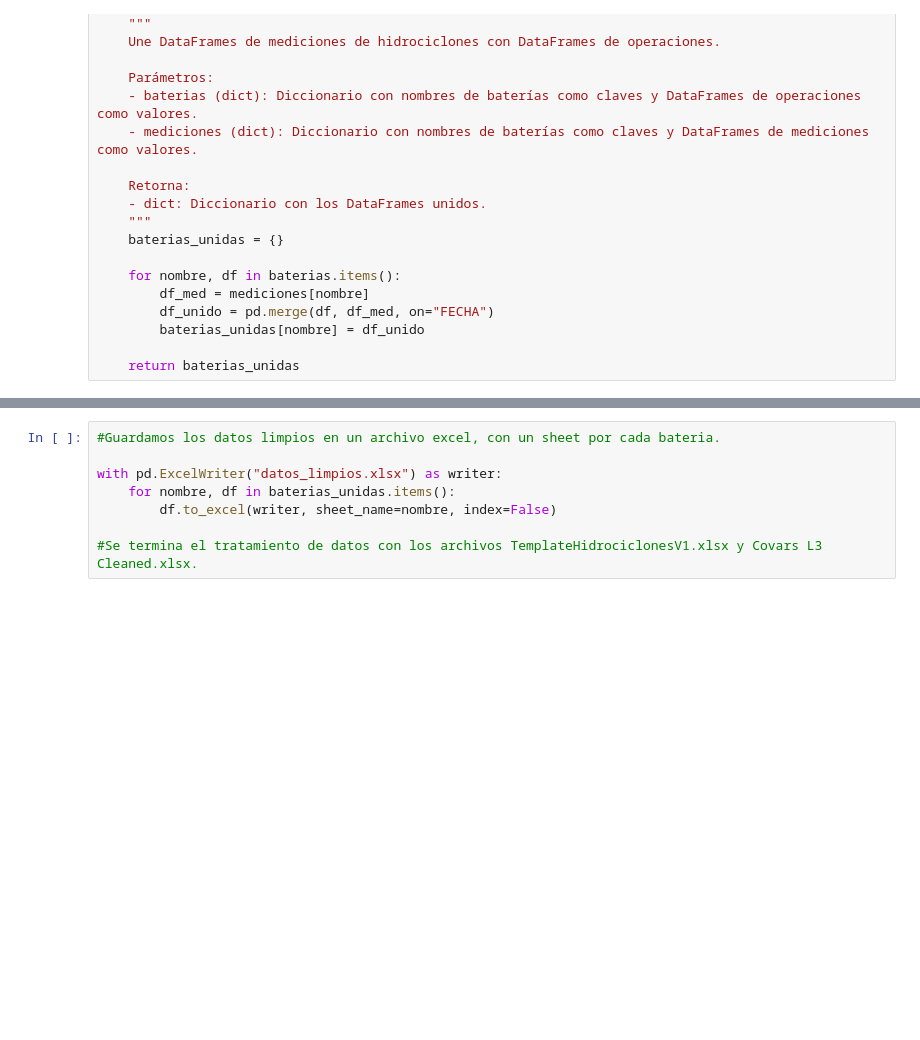
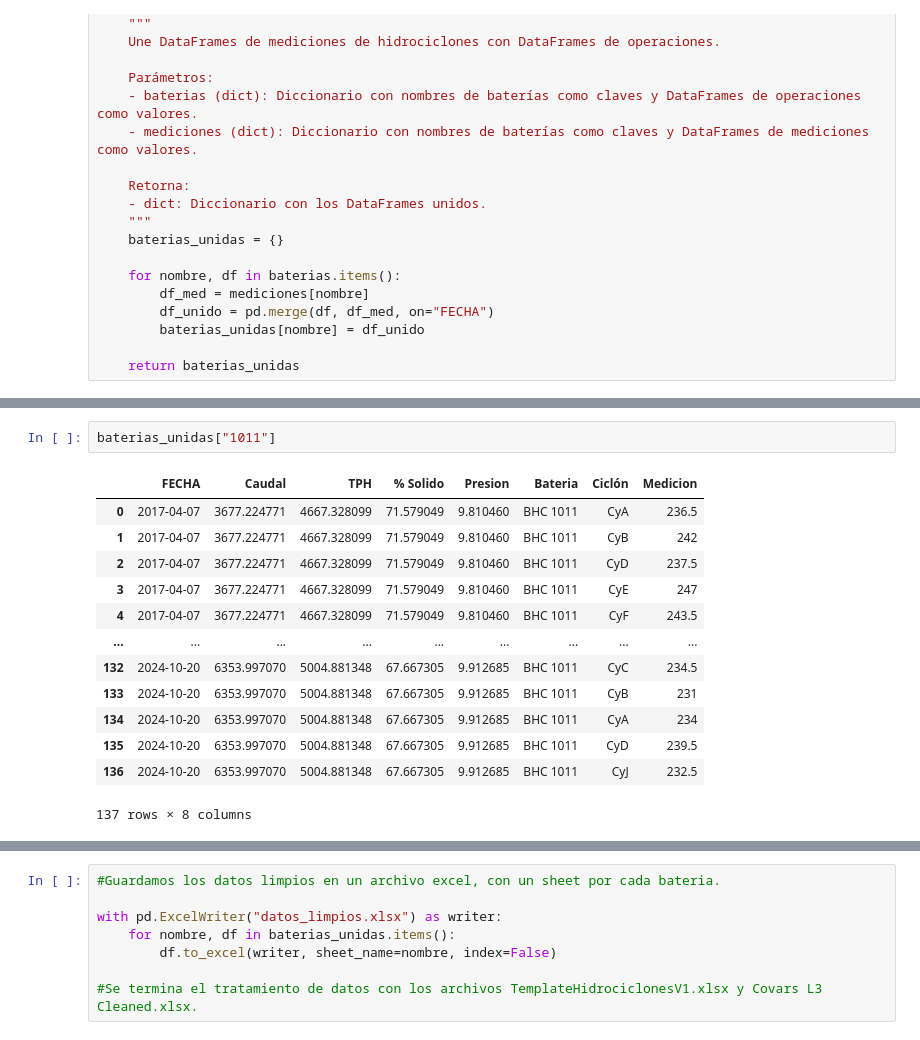
Before and after one commit to fvaldes17/SA, a Jupyter notebook: Datos/database.ipynb, the cells around one changed output, grey strips where cells are left out. Cells and saved outputs as stored; diff of their text form; blank space fills up the shorter version.

```diff
--- a/Datos/database.ipynb
+++ b/Datos/database.ipynb
@@ -417,3 +417,19 @@ Batería 1011
 2      230
 3      250
 4      240
+# %%
+baterias_unidas["1011"]
+# %% [output]
+|  | FECHA | Caudal | TPH | % Solido | Presion | Bateria | Ciclón | Medicion |
+| 0 | 2017-04-07 | 3677.224771 | 4667.328099 | 71.579049 | 9.810460 | BHC 1011 | CyA | 236.5 |
+| 1 | 2017-04-07 | 3677.224771 | 4667.328099 | 71.579049 | 9.810460 | BHC 1011 | CyB | 242 |
+| 2 | 2017-04-07 | 3677.224771 | 4667.328099 | 71.579049 | 9.810460 | BHC 1011 | CyD | 237.5 |
+| 3 | 2017-04-07 | 3677.224771 | 4667.328099 | 71.579049 | 9.810460 | BHC 1011 | CyE | 247 |
+| 4 | 2017-04-07 | 3677.224771 | 4667.328099 | 71.579049 | 9.810460 | BHC 1011 | CyF | 243.5 |
+| ... | ... | ... | ... | ... | ... | ... | ... | ... |
+| 132 | 2024-10-20 | 6353.997070 | 5004.881348 | 67.667305 | 9.912685 | BHC 1011 | CyC | 234.5 |
+| 133 | 2024-10-20 | 6353.997070 | 5004.881348 | 67.667305 | 9.912685 | BHC 1011 | CyB | 231 |
+| 134 | 2024-10-20 | 6353.997070 | 5004.881348 | 67.667305 | 9.912685 | BHC 1011 | CyA | 234 |
+| 135 | 2024-10-20 | 6353.997070 | 5004.881348 | 67.667305 | 9.912685 | BHC 1011 | CyD | 239.5 |
+| 136 | 2024-10-20 | 6353.997070 | 5004.881348 | 67.667305 | 9.912685 | BHC 1011 | CyJ | 232.5 |
+137 rows × 8 columns
```
Also changed, not shown: parts of 8 cells of this notebook, 2 other files.
